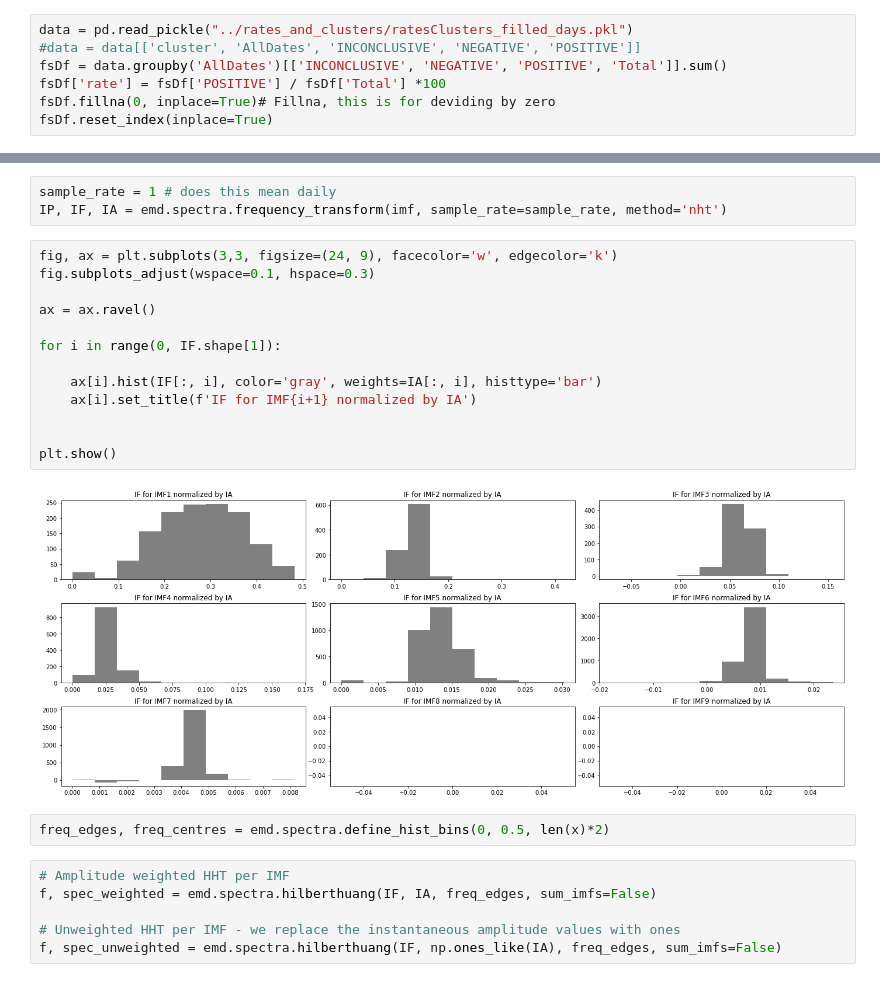
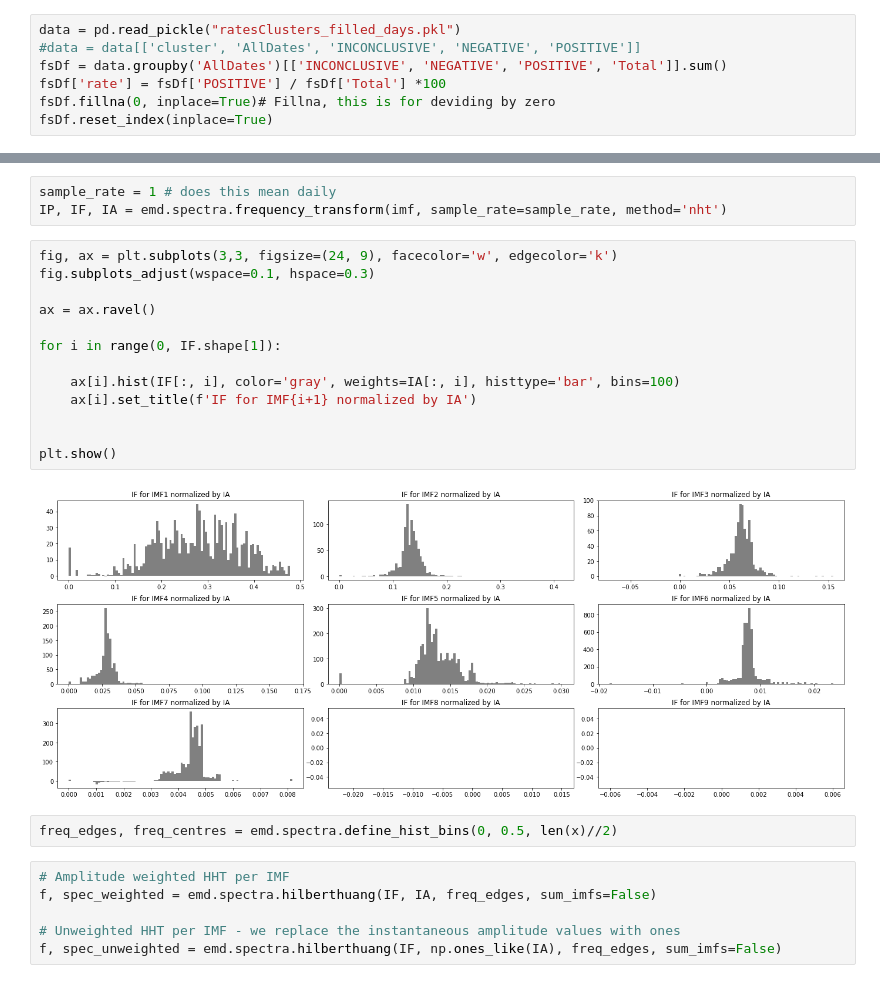
Before and after one commit to ArmandBester/waves, a Jupyter notebook: EMD.ipynb, the cells around one changed output, grey strips where cells are left out. Saved outputs shown, nothing was run; the diff lists cells and outputs as text.

```diff
--- a/EMD.ipynb
+++ b/EMD.ipynb
@@ -17,7 +17,7 @@ https://www.youtube.com/watch?v=cJXRFZhHcrI
 # %% [markdown]
 ### Load the data and plot the total tested and rate data
 # %%
-data = pd.read_pickle("../rates_and_clusters/ratesClusters_filled_days.pkl")
+data = pd.read_pickle("ratesClusters_filled_days.pkl")
 #data = data[['cluster', 'AllDates', 'INCONCLUSIVE', 'NEGATIVE', 'POSITIVE']]
 fsDf = data.groupby('AllDates')[['INCONCLUSIVE', 'NEGATIVE', 'POSITIVE', 'Total']].sum()
 fsDf['rate'] = fsDf['POSITIVE'] / fsDf['Total'] *100
@@ -93,20 +93,20 @@ IP, IF, IA = emd.spectra.frequency_transform(imf, sample_rate=sample_rate, metho
 # %%
 fig, ax = plt.subplots(3,3, figsize=(24, 9), facecolor='w', edgecolor='k')
 fig.subplots_adjust(wspace=0.1, hspace=0.3)
 
 ax = ax.ravel()
 
 for i in range(0, IF.shape[1]):
 
-    ax[i].hist(IF[:, i], color='gray', weights=IA[:, i], histtype='bar')
+    ax[i].hist(IF[:, i], color='gray', weights=IA[:, i], histtype='bar', bins=100)
     ax[i].set_title(f'IF for IMF{i+1} normalized by IA')
 
 
 plt.show()
 # %% [output]
-[figure, old version]
+[figure, new version]
 # %%
-freq_edges, freq_centres = emd.spectra.define_hist_bins(0, 0.5, len(x)*2)
+freq_edges, freq_centres = emd.spectra.define_hist_bins(0, 0.5, len(x)//2)
 # %%
 # Amplitude weighted HHT per IMF
 f, spec_weighted = emd.spectra.hilberthuang(IF, IA, freq_edges, sum_imfs=False)
```
Also changed, not shown: parts of 5 cells of this notebook, 6 other files.
